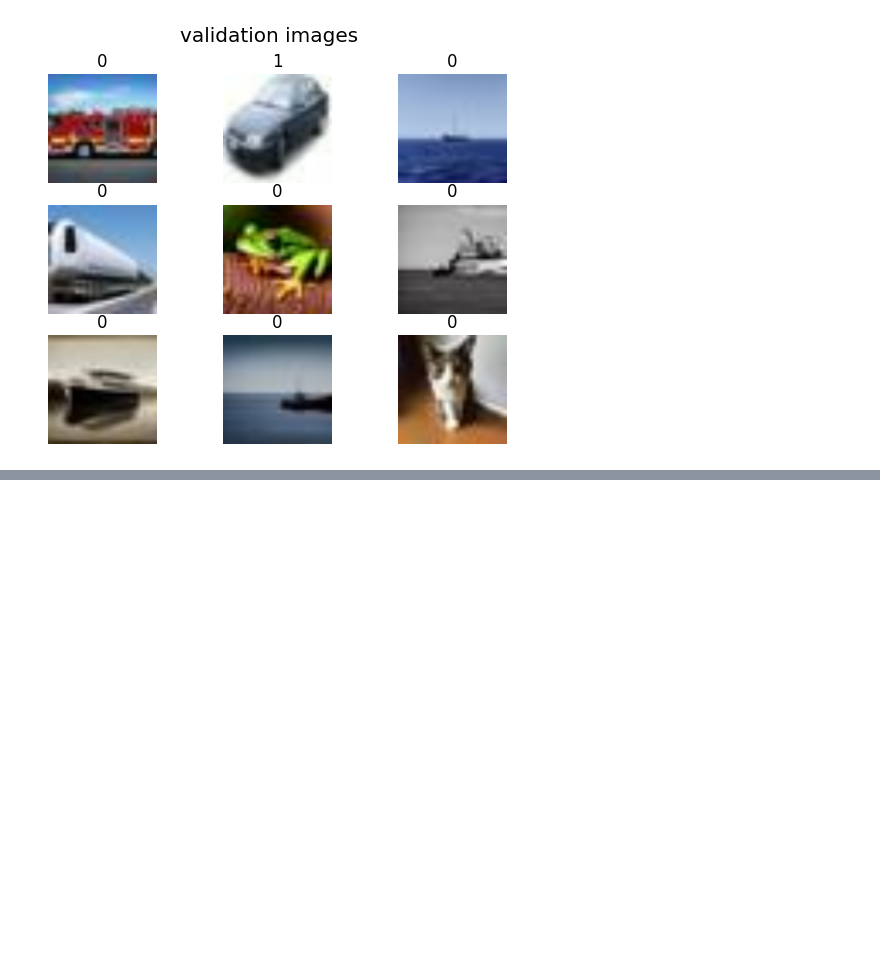
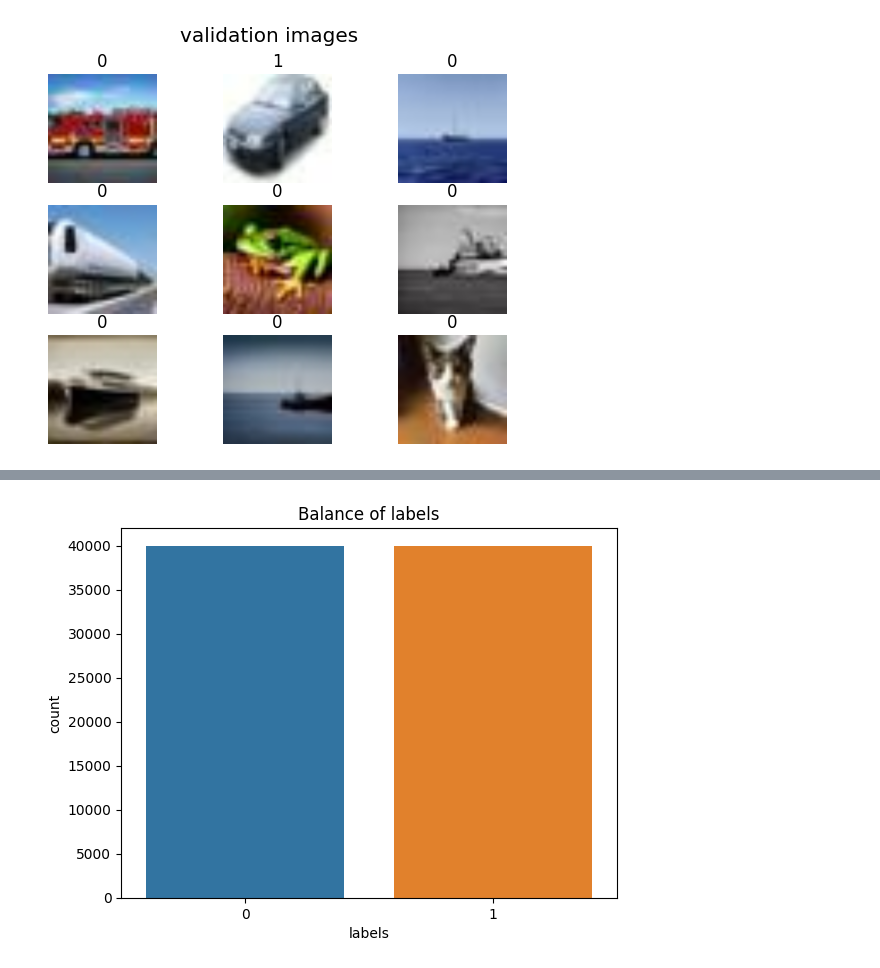
Before and after one commit to Venchislav/Neural-Networks, a Jupyter notebook: CV/cifake-cnn.ipynb, the cells around one changed output, grey strips where cells are left out. Cells and saved outputs as stored; diff of their text form; code cells hidden in the pictures; blank space fills up the shorter version.

```diff
--- a/CV/cifake-cnn.ipynb
+++ b/CV/cifake-cnn.ipynb
@@ -71,0 +80,6 @@ for img, lbl in val_data.take(1):
+# %%
+labels_array = []
+for _, labels in train_data.as_numpy_iterator():
+    for lbl in labels:
+        labels_array.append(lbl)
+print(len(labels_array))
@@ -71,0 +88,5 @@ for img, lbl in val_data.take(1):
+# %%
+labels_array = np.array(labels_array)
+# %%
+labels_df = pd.DataFrame({'labels': labels_array})
+labels_df.head()
@@ -71,0 +100,5 @@ for img, lbl in val_data.take(1):
+# %%
+plt.title('Balance of labels')
+sns.countplot(data=labels_df, x='labels');
+# %% [output]
+[figure, added]
```
Also changed, not shown: parts of 5 cells of this notebook.
